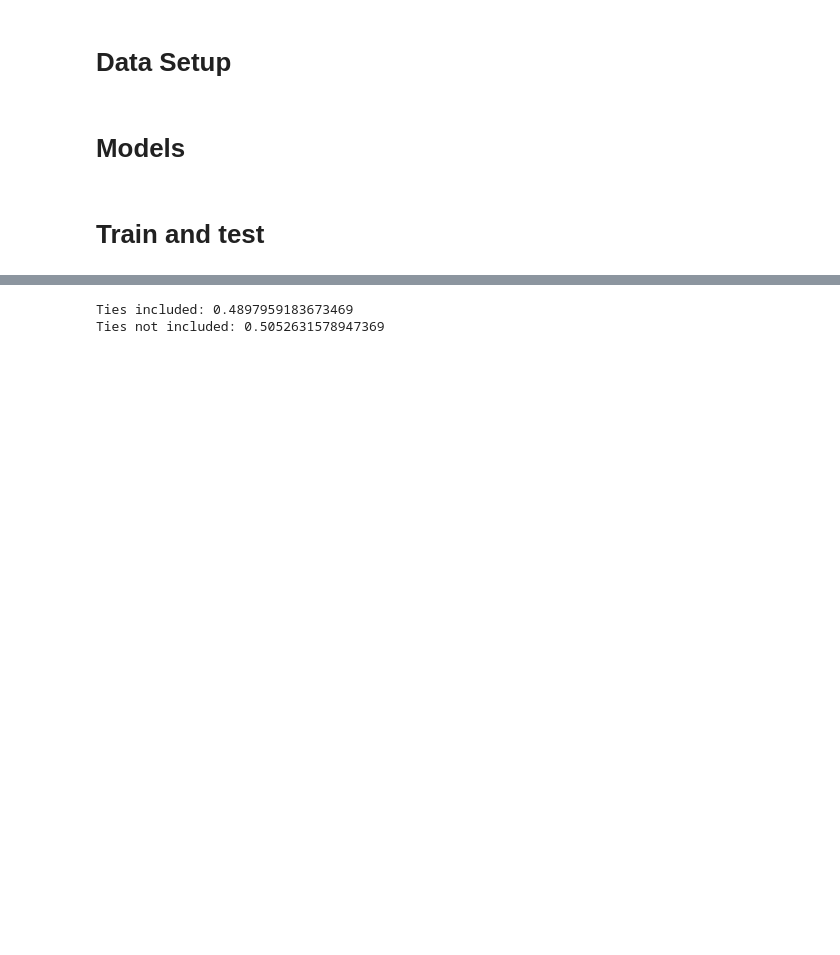
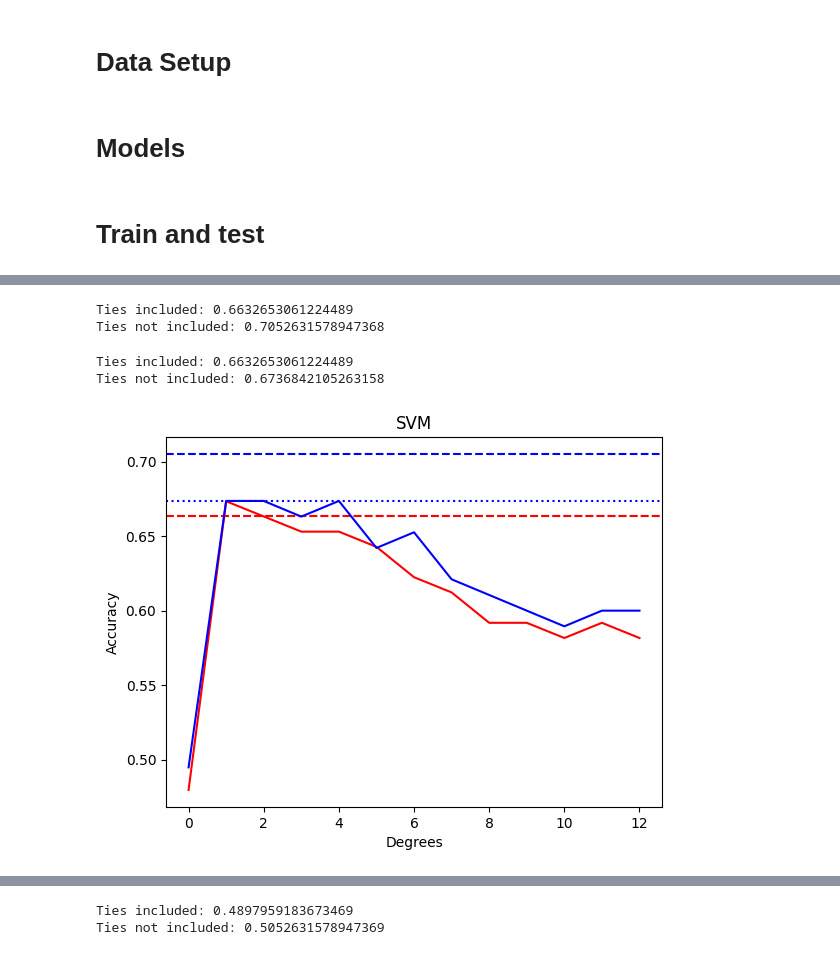
Before and after one commit to JasaZnidar/Predvidenje-zmagovalca-vaterpolo, a Jupyter notebook: Diplomska_naloga.ipynb, the cells around one changed output, grey strips where cells are left out. Cells and saved outputs as stored; diff of their text form; code cells hidden in the pictures; blank space fills up the shorter version.

```diff
--- a/Diplomska_naloga.ipynb
+++ b/Diplomska_naloga.ipynb
@@ -1423,0 +1094,77 @@ Test accuracy: 0.45918367346938777
+# %%
+# @title Support Vector Machines - linear
+C = 1.0
+kernel = 'linear'
+
+# with ties
+svmLin = sklearn.svm.SVC(C = C, kernel = kernel)
+svmLin.fit(train_match_matrix, train_match_label)
+svmLin_pred = svmLin.predict(test_match_matrix)
+svmLin_result = (np.average(np.array(svmLin_pred) == np.array(test_match_label))).item()
+print("Ties included:", svmLin_result)
+
+# without ties
+svmLin_noTie = sklearn.svm.SVC(C = C, kernel = kernel)
+svmLin_noTie.fit(train_noTieMatch_matrix, train_noTieMatch_label)
+svmLin_noTie_pred = svmLin_noTie.predict(test_noTieMatch_matrix)
+svmLin_noTie_result = (np.average(np.array(svmLin_noTie_pred) == np.array(test_noTieMatch_label))).item()
+print("Ties not included:", svmLin_noTie_result)
+# %% [output]
+Ties included: 0.6632653061224489
+Ties not included: 0.7052631578947368
+# %%
+# @title Support Vector Machines - RBF
+C = 1.0
+kernel = 'rbf'
+
+# with ties
+svmRbf = sklearn.svm.SVC(C = C, kernel = kernel)
+svmRbf.fit(train_match_matrix, train_match_label)
+svmRbf_pred = svmRbf.predict(test_match_matrix)
+svmRbf_result = (np.average(np.array(svmRbf_pred) == np.array(test_match_label))).item()
+print("Ties included:", svmRbf_result)
+
+# without ties
+svmRbf_noTie = sklearn.svm.SVC(C = C, kernel = kernel)
+svmRbf_noTie.fit(train_noTieMatch_matrix, train_noTieMatch_label)
+svmRbf_noTie_pred = svmRbf_noTie.predict(test_noTieMatch_matrix)
+svmRbf_noTie_result = (np.average(np.array(svmRbf_noTie_pred) == np.array(test_noTieMatch_label))).item()
+print("Ties not included:", svmRbf_noTie_result)
+# %% [output]
+Ties included: 0.6632653061224489
+Ties not included: 0.6736842105263158
+# %%
+# @title Support Vector Machines - C = 1.0
+svmPolyC1_results = []
+svmPolyC1_noTie_results = []
+degrees = [x for x in range(13)]
+
+for degree in degrees:
+  svmC1 = sklearn.svm.SVC(C = 1.0, kernel = 'poly', degree = degree)
+  svmC1.fit(train_match_matrix, train_match_label)
+  svmC1_pred = svmC1.predict(test_match_matrix)
+  svmPolyC1_results.append(np.average(np.array(svmC1_pred) == np.array(test_match_label)).item())
+
+  svmC1_noTie = sklearn.svm.SVC(C = 1.0, kernel = 'poly', degree = degree)
+  svmC1_noTie.fit(train_noTieMatch_matrix, train_noTieMatch_label)
+  svmC1_noTie_pred = svmC1_noTie.predict(test_noTieMatch_matrix)
+  svmPolyC1_noTie_results.append(np.average(np.array(svmC1_noTie_pred) == np.array(test_noTieMatch_label)).item())
+
+
+warnings.filterwarnings("ignore", category=UserWarning, message="No artists with labels found to put in legend")
+
+fig, ax1 = plt.subplots()
+ax1.set_title("SVM")
+ax1.set_xlabel("Degrees")
+ax1.set_ylabel("Accuracy")
+
+ax1.plot(degrees, svmPolyC1_results, label='Ties', color='red')
+ax1.axhline(y=svmLin_result, color='red', linestyle='--')
+ax1.axhline(y=svmRbf_result, color='red', linestyle=':')
+
+ax1.plot(degrees, svmPolyC1_noTie_results, label='NoTies', color='blue')
+ax1.axhline(y=svmLin_noTie_result, color='blue', linestyle='--')
+ax1.axhline(y=svmRbf_noTie_result, color='blue', linestyle=':')
+plt.show()
+# %% [output]
+[figure, added]
```
Also changed, not shown: parts of 81 cells of this notebook.
